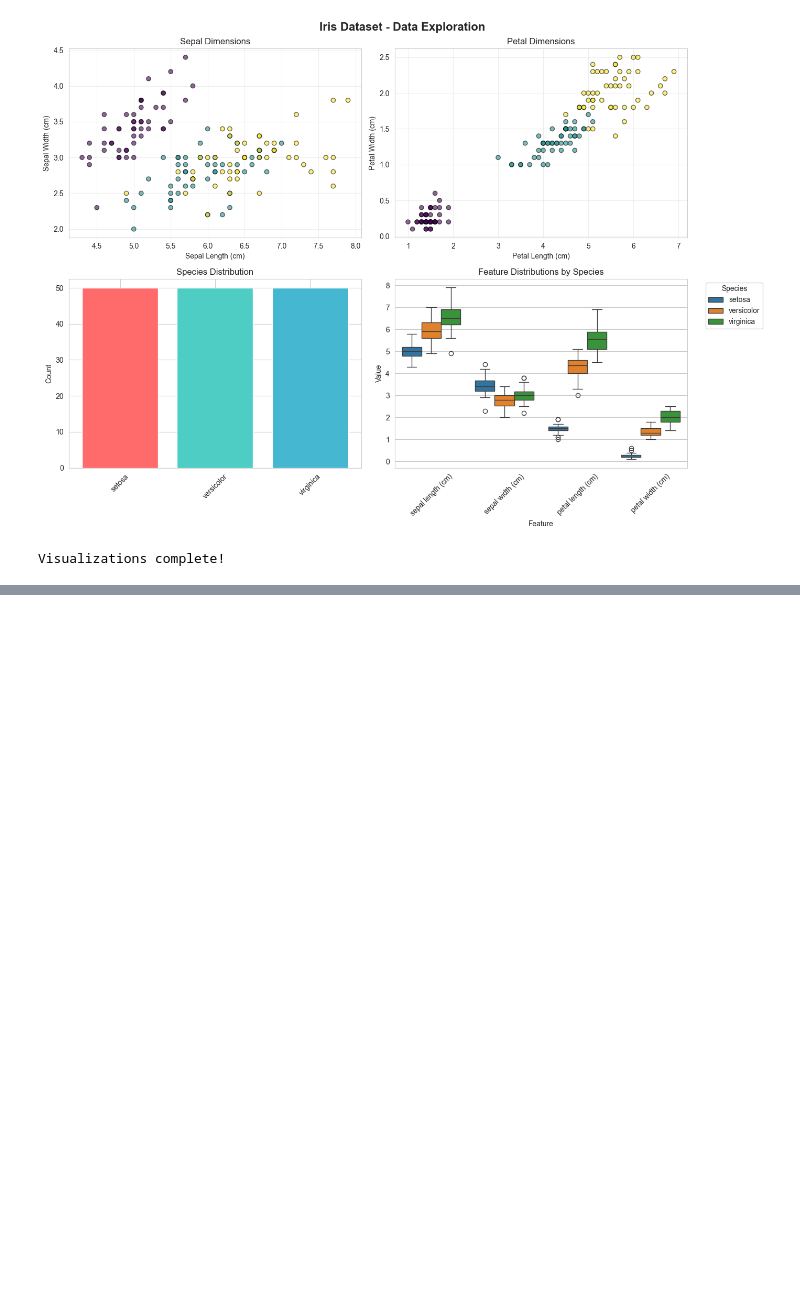
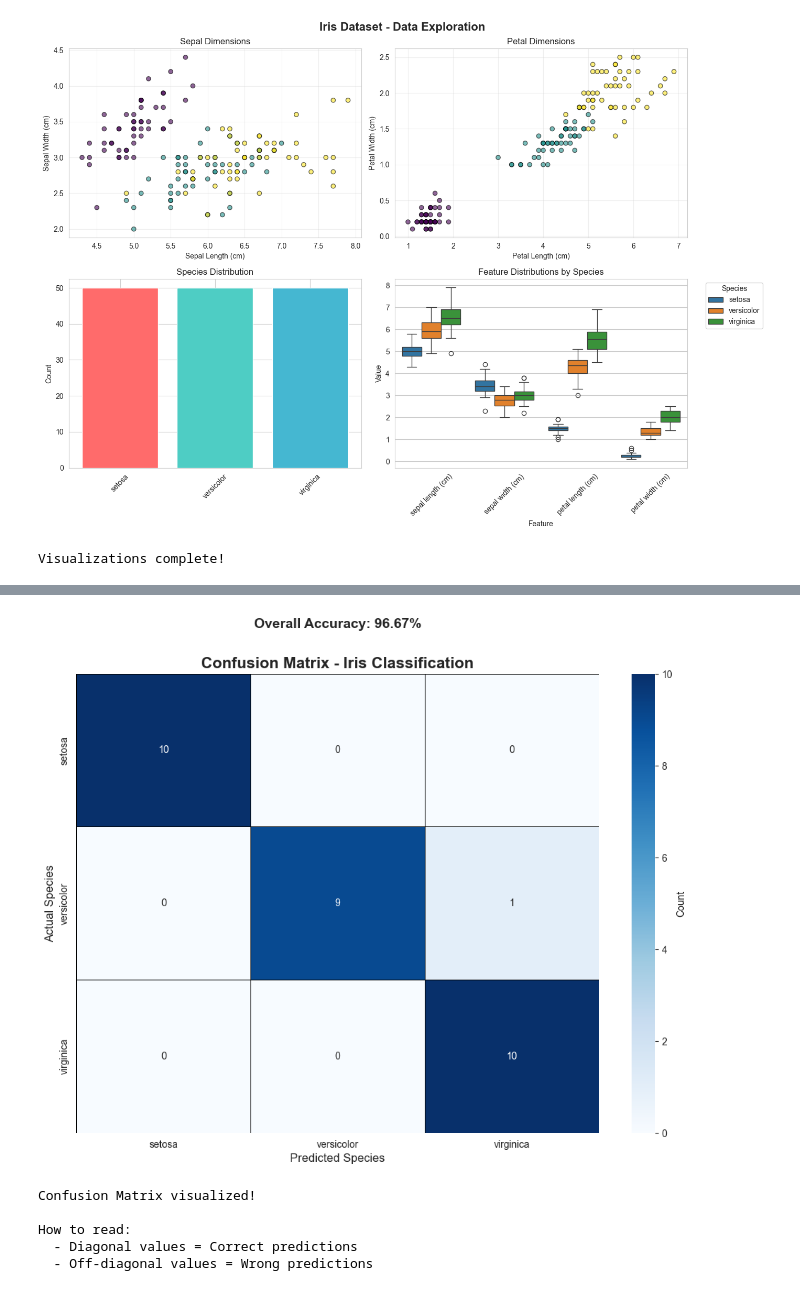
Before and after one commit to Vaibhav-Lohar-28/ml-learning-journey, a Jupyter notebook: 01_fundamentals/basics/00_first_model.ipynb, the cells around one changed output, grey strips where cells are left out. Drawn from its saved outputs; the diff is of its cells as text; code cells hidden in the pictures; blank space fills up the shorter version.

Commit message:
feat: complete first ML model - Iris classification with 95%+ accuracy

```diff
--- a/01_fundamentals/basics/00_first_model.ipynb
+++ b/01_fundamentals/basics/00_first_model.ipynb
@@ -159,0 +232,4 @@ Visualizations complete!
+# %%
+model.fit(X_train, Y_train)
+
+print("Treaning Complete")
@@ -159,0 +238,14 @@ Visualizations complete!
+# %%
+Y_pred = model.predict(X_test)
+
+print(f'Total predictions: {len(Y_pred)}')
+
+print("\n First 10 Prediction vs actual:")
+comparison_df = pd.DataFrame({
+    'Predicted': [iris.target_names[p] for p in Y_pred[:10]],
+    'Actual': [iris.target_names[a] for a in Y_test[:10]],
+    'Match': ["yes" if p == a else "no" for p, a in zip(Y_pred[:10], Y_test[:10])]
+
+})
+
+print(comparison_df.to_string(index=False))
@@ -159,0 +297,34 @@ Visualizations complete!
+# %%
+# Confusion matrix shows where model makes mistakes
+cm = confusion_matrix(Y_test, Y_pred)
+
+plt.figure(figsize=(10, 8))
+sns.heatmap(cm, annot=True, fmt='d', cmap='Blues',
+            xticklabels=iris.target_names,
+            yticklabels=iris.target_names,
+            cbar_kws={'label': 'Count'},
+            linewidths=0.5,
+            linecolor='black')
+
+plt.title('Confusion Matrix - Iris Classification', fontsize=16, fontweight='bold')
+plt.ylabel('Actual Species', fontsize=12)
+plt.xlabel('Predicted Species', fontsize=12)
+
+# Add accuracy text
+plt.text(1.5, -0.3, f'Overall Accuracy: {accuracy*100:.2f}%',
+         ha='center', fontsize=14, fontweight='bold')
+
+plt.tight_layout()
+plt.show()
+
+print("Confusion Matrix visualized!")
+print("\nHow to read:")
+print("  - Diagonal values = Correct predictions")
+print("  - Off-diagonal values = Wrong predictions")
+# %% [output]
+[figure, added]
+Confusion Matrix visualized!
+
+How to read:
+  - Diagonal values = Correct predictions
+  - Off-diagonal values = Wrong predictions
```
Also changed, not shown: parts of 11 cells of this notebook, 1 other file.
